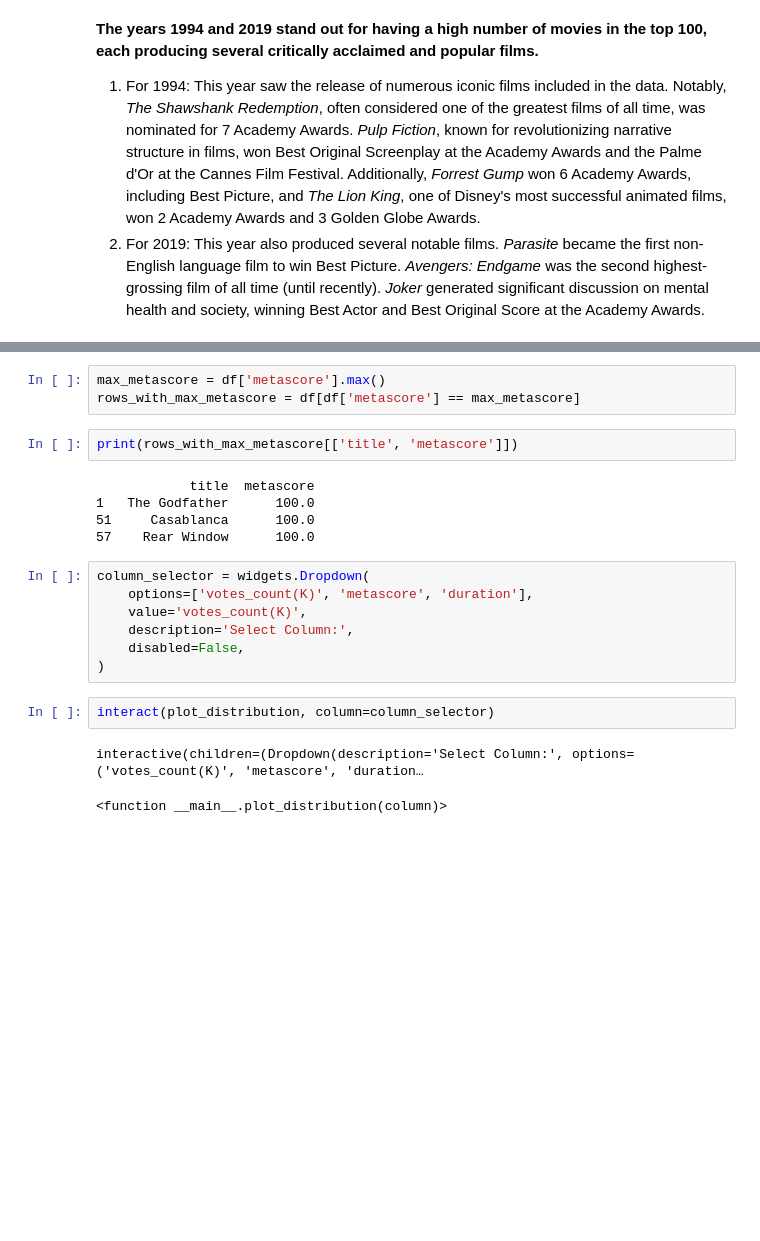
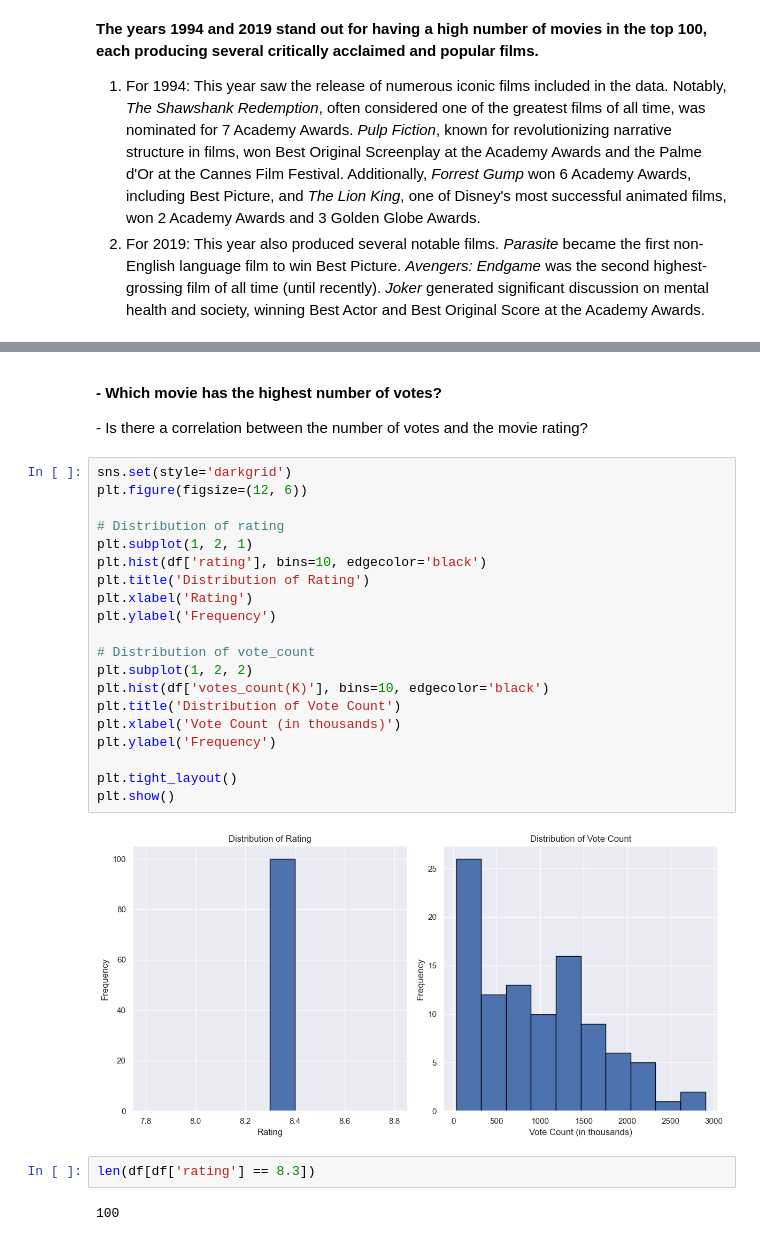
Before and after one commit to haphuong1810103/IMDB-Analytics, a Jupyter notebook: analysis_IMDB.ipynb, the cells around one changed output, grey strips where cells are left out. Drawn from its saved outputs; the diff is of its cells as text; blank space fills up the shorter version.

```diff
--- a/analysis_IMDB.ipynb
+++ b/analysis_IMDB.ipynb
@@ -254,22 +204,29 @@ def plot_distribution(column):
-# %%
-max_metascore = df['metascore'].max()
-rows_with_max_metascore = df[df['metascore'] == max_metascore]
-# %%
-print(rows_with_max_metascore[['title', 'metascore']])
-# %% [output]
-            title  metascore
-1   The Godfather      100.0
-51     Casablanca      100.0
-57    Rear Window      100.0
-# %%
-column_selector = widgets.Dropdown(
-    options=['votes_count(K)', 'metascore', 'duration'],
-    value='votes_count(K)',
-    description='Select Column:',
-    disabled=False,
-)
-# %%
-interact(plot_distribution, column=column_selector)
-# %% [output]
-interactive(children=(Dropdown(description='Select Column:', options=('votes_count(K)', 'metascore', 'duration…
-<function __main__.plot_distribution(column)>
+# %% [markdown]
+<b> <p> - Which movie has the highest number of votes? </p>
+ <p>- Is there a correlation between the number of votes and the movie rating?</p> </b>
+# %%
+sns.set(style='darkgrid')
+plt.figure(figsize=(12, 6))
+
+# Distribution of rating
+plt.subplot(1, 2, 1)
+plt.hist(df['rating'], bins=10, edgecolor='black')
+plt.title('Distribution of Rating')
+plt.xlabel('Rating')
+plt.ylabel('Frequency')
+
+# Distribution of vote_count
+plt.subplot(1, 2, 2)
+plt.hist(df['votes_count(K)'], bins=10, edgecolor='black')
+plt.title('Distribution of Vote Count')
+plt.xlabel('Vote Count (in thousands)')
+plt.ylabel('Frequency')
+
+plt.tight_layout()
+plt.show()
+# %% [output]
+[figure, added]
+# %%
+len(df[df['rating'] == 8.3])
+# %% [output]
+100
```
Also changed, not shown: parts of 17 cells of this notebook, 1 other file.
